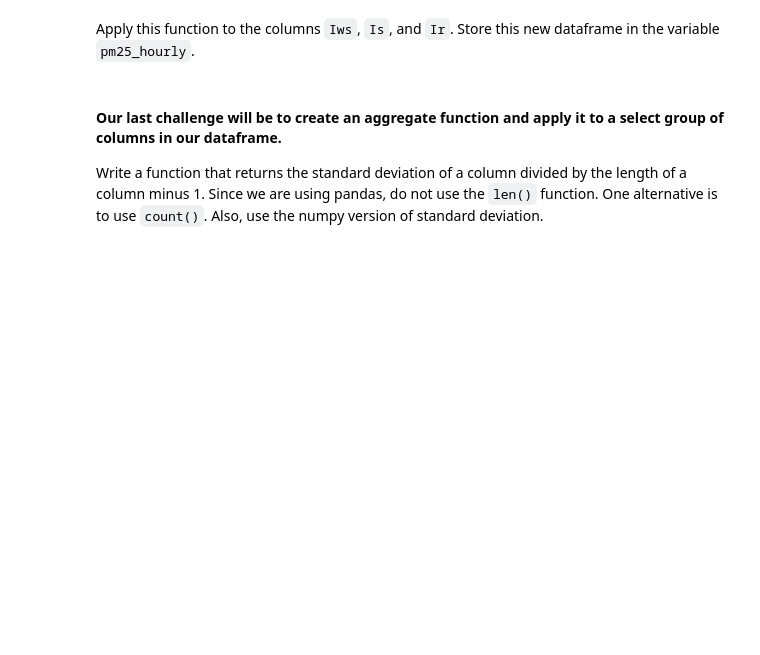
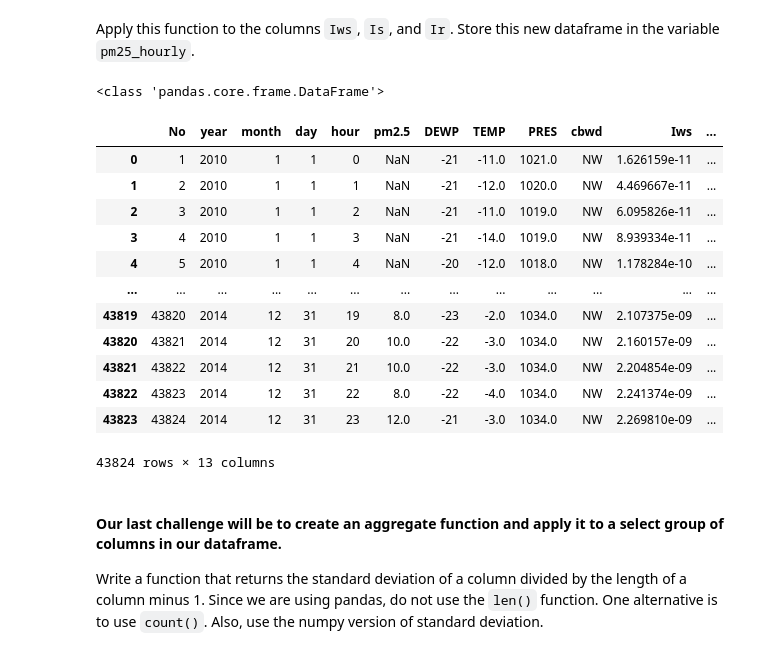
Before and after one commit to jdediegoAb/dataptmad0522_labs, a Jupyter notebook: module-1/map-reduce-filter/your-code/main.ipynb, the cells around one changed output. Saved outputs shown, nothing was run; the diff lists cells and outputs as text; code cells hidden in the pictures; blank space fills up the shorter version.

```diff
--- a/module-1/map-reduce-filter/your-code/main.ipynb
+++ b/module-1/map-reduce-filter/your-code/main.ipynb
@@ -261,3 +258,26 @@ Apply this function to the columns `Iws`, `Is`, and `Ir`. Store this new datafra
+# %%
+# your code here
+#aplicar la funcion de arriba a las columnas que pone. Al hacerlo mi duda es si solo me coje esas tres columnas.
+#como hacerlo para todo sin que me quite donde no hago apply?
+df_list[['Iws','Is','Ir']]=df_list[['Iws','Is','Ir']].apply(hourly)
+pm25_hourly=df_list
+print(type(pm25_hourly))
+pm25_hourly
+# %% [output]
+<class 'pandas.core.frame.DataFrame'>
+|  | No | year | month | day | hour | pm2.5 | DEWP | TEMP | PRES | cbwd | Iws | ... |
+| 0 | 1 | 2010 | 1 | 1 | 0 | NaN | -21 | -11.0 | 1021.0 | NW | 1.626159e-11 | ... |
+| 1 | 2 | 2010 | 1 | 1 | 1 | NaN | -21 | -12.0 | 1020.0 | NW | 4.469667e-11 | ... |
+| 2 | 3 | 2010 | 1 | 1 | 2 | NaN | -21 | -11.0 | 1019.0 | NW | 6.095826e-11 | ... |
+| 3 | 4 | 2010 | 1 | 1 | 3 | NaN | -21 | -14.0 | 1019.0 | NW | 8.939334e-11 | ... |
+| 4 | 5 | 2010 | 1 | 1 | 4 | NaN | -20 | -12.0 | 1018.0 | NW | 1.178284e-10 | ... |
+| ... | ... | ... | ... | ... | ... | ... | ... | ... | ... | ... | ... | ... |
+| 43819 | 43820 | 2014 | 12 | 31 | 19 | 8.0 | -23 | -2.0 | 1034.0 | NW | 2.107375e-09 | ... |
+| 43820 | 43821 | 2014 | 12 | 31 | 20 | 10.0 | -22 | -3.0 | 1034.0 | NW | 2.160157e-09 | ... |
+| 43821 | 43822 | 2014 | 12 | 31 | 21 | 10.0 | -22 | -3.0 | 1034.0 | NW | 2.204854e-09 | ... |
+| 43822 | 43823 | 2014 | 12 | 31 | 22 | 8.0 | -22 | -4.0 | 1034.0 | NW | 2.241374e-09 | ... |
+| 43823 | 43824 | 2014 | 12 | 31 | 23 | 12.0 | -21 | -3.0 | 1034.0 | NW | 2.269810e-09 | ... |
+43824 rows × 13 columns
 # %% [markdown]
 #### Our last challenge will be to create an aggregate function and apply it to a select group of columns in our dataframe.
 
```
Also changed, not shown: parts of 4 cells of this notebook.
